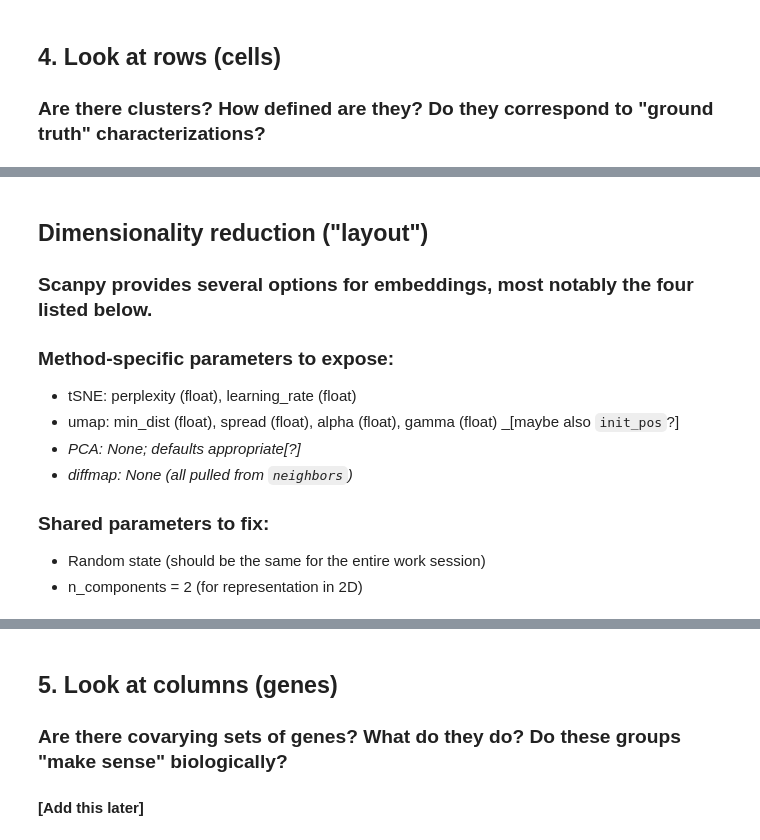
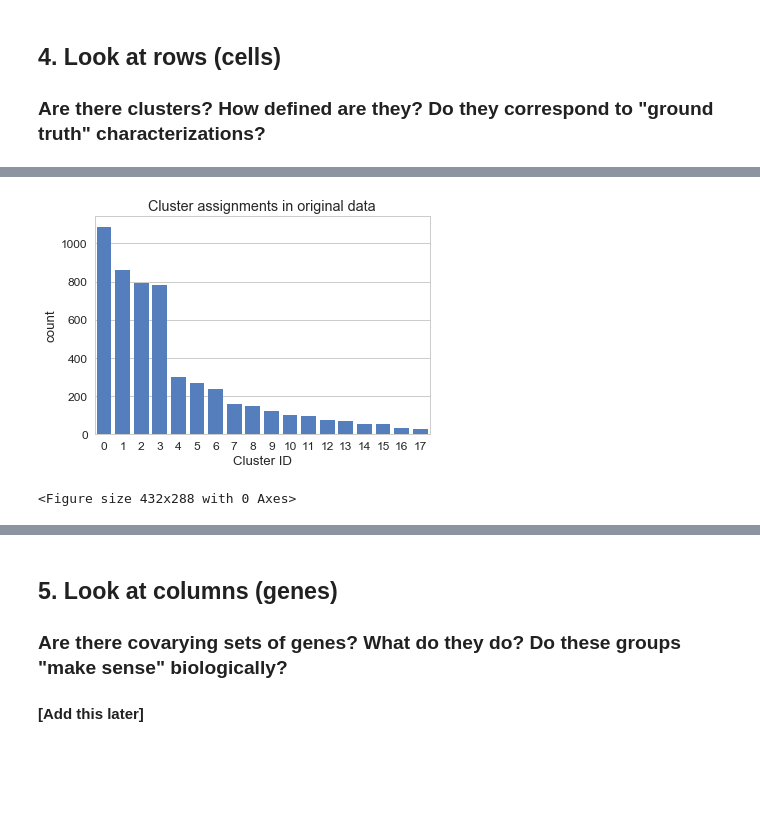
Before and after one commit to chanzuckerberg/cellxgene-compbio-methods, a Jupyter notebook: tabula-muris/bone-marrow-scanpy.ipynb, the cells around one changed output, grey strips where cells are left out. Cells and saved outputs as stored; diff of their text form; code cells hidden in the pictures; blank space fills up the shorter version.

```diff
--- a/tabula-muris/bone-marrow-scanpy.ipynb
+++ b/tabula-muris/bone-marrow-scanpy.ipynb
@@ -250,13 +158,0 @@ time_per_dataset(sc.tl.louvain, title='Cluster assignment')
-# %% [markdown]
-## Dimensionality reduction ("layout")
-### Scanpy provides several options for embeddings, most notably the four listed below.
-
-### Method-specific parameters to expose:
-* tSNE: perplexity (float), learning_rate (float)
-* umap: min_dist (float), spread (float), alpha (float), gamma (float) _[maybe also `init_pos`?]
-* _PCA: None; defaults appropriate[?]_
-* _diffmap: None (all pulled from `neighbors`)_
-
-### Shared parameters to fix:
-* Random state (should be the same for the entire work session)
-* n_components = 2 (for representation in 2D)
@@ -270,3 +159,12 @@ sc.tl.tsne(demo)
+# %%
+ax = sns.countplot(adata.obs['louvain'], order = adata.obs['louvain'].value_counts().index, color = cmap(.2))
+ax.set_xlabel('Cluster ID')
+ax.set_title('Cluster assignments in original data')
+plt.show()
+plt.clf()
+# %% [output]
+[figure, added]
+<Figure size 432x288 with 0 Axes>
 # %%
 def plot_tsne(adata, colorby, title=None, cmap=cmap):
     ''' Plot tSNE colored by metadata field indicated in colorby.
```
Also changed, not shown: parts of 18 cells of this notebook, 1 other file.
